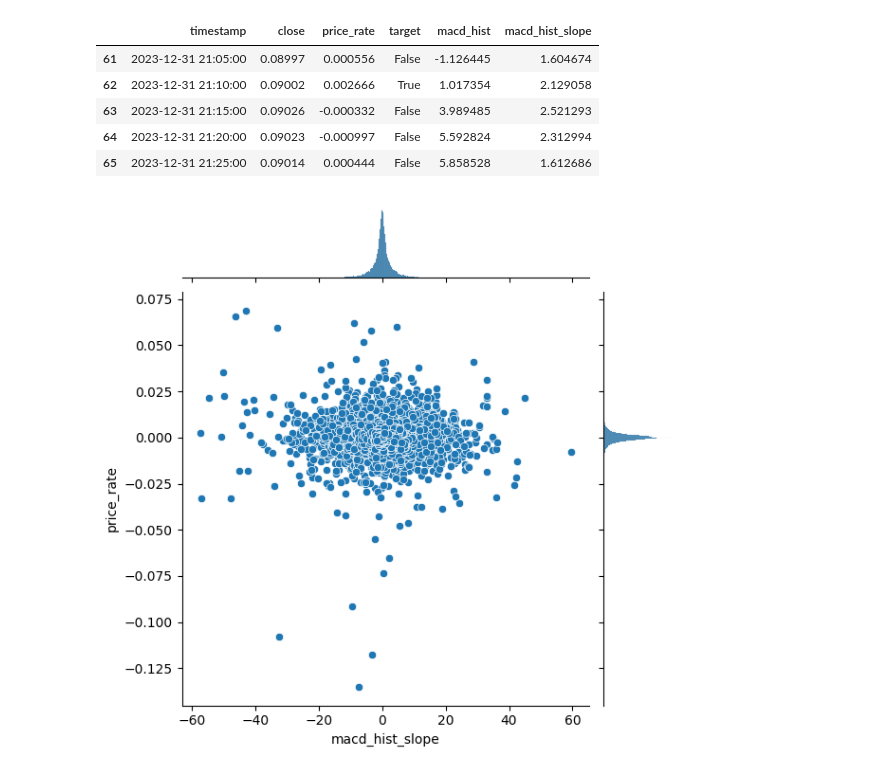
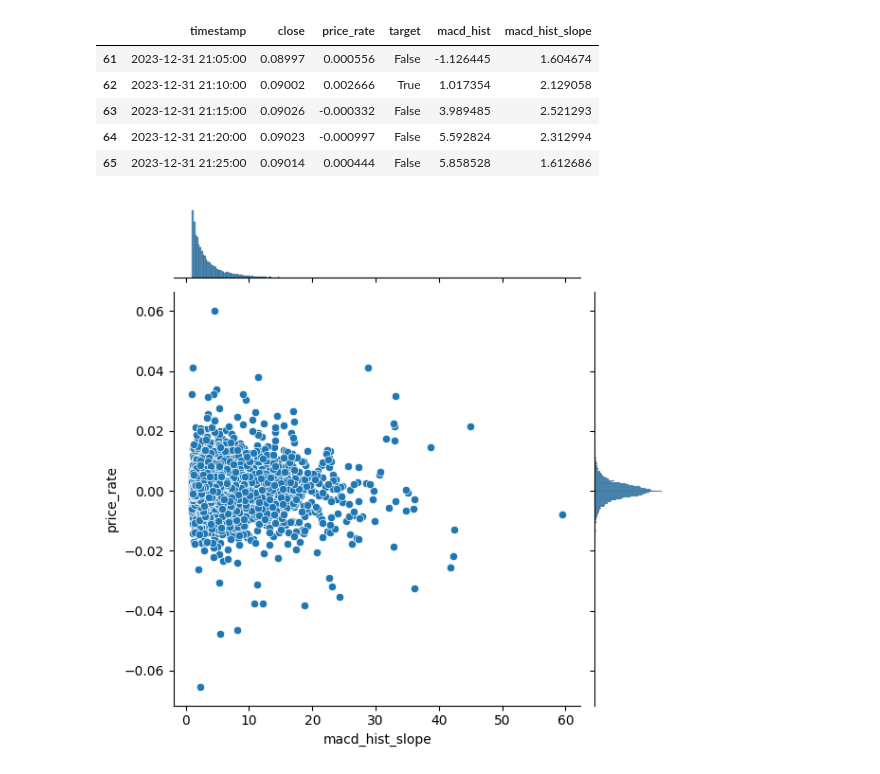
Before and after one commit to JoeyZeng666/alpha-x, a Jupyter notebook: strategy/特征探索_macd斜率特征.ipynb, the cells around one changed output. Drawn from its saved outputs; the diff is of its cells as text; code cells hidden in the pictures.

```diff
--- a/strategy/特征探索_macd斜率特征.ipynb
+++ b/strategy/特征探索_macd斜率特征.ipynb
@@ -53,10 +53,13 @@ train_data.head()
 # %%
 # 用plot 展示一下 price_diff_rate 在 macd_hist_slope 下的分布
 import matplotlib.pyplot as plt
 import seaborn as sns
-# filtered_df = train_data[train_data['macd_hist_slope'] ]
-filtered_df = train_data
+# 求一个数字的绝对值
+
+# filtered_df = train_data[train_data['price_rate']>0.02 ]
+filtered_df = train_data[train_data['macd_hist_slope']>1 ]
+# filtered_df = train_data
 sns.jointplot(x='macd_hist_slope', y='price_rate', data=filtered_df, kind='scatter')
 plt.show()
 # %% [output]
-[figure, old version]
+[figure, new version]
```
